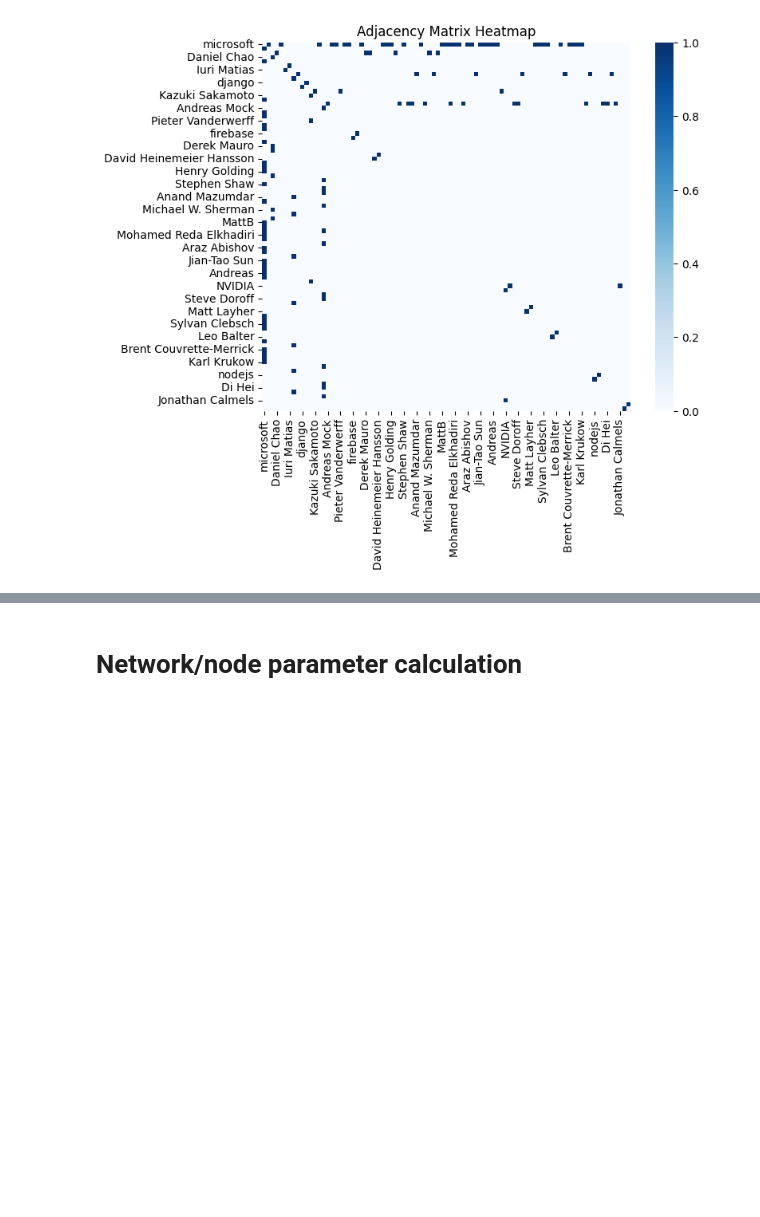
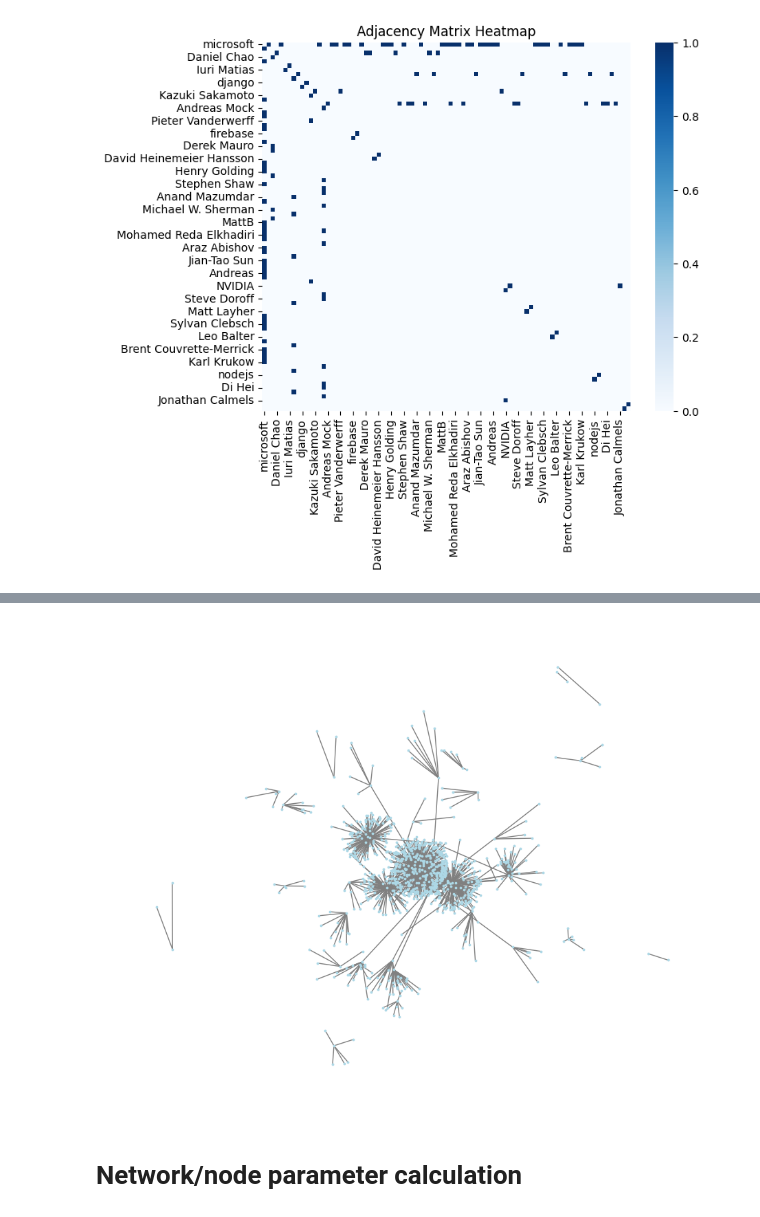
Before and after one commit to WellKnownDedication/Social-Media-Analytics, a Jupyter notebook: src/node parameter calculations/node_calcs.ipynb, the cells around one changed output, grey strips where cells are left out. Drawn from its saved outputs; the diff is of its cells as text; code cells hidden in the pictures; blank space fills up the shorter version.

```diff
--- a/src/node parameter calculations/node_calcs.ipynb
+++ b/src/node parameter calculations/node_calcs.ipynb
@@ -46,13 +46,15 @@ plt.show()
 # %%
 # Graph creation and sampling
 sample_size = 1000
 G_sampled = nx.from_pandas_edgelist(df.sample(sample_size, random_state=1), source="Organisation", target="member")
 
 # Graph plot
-pos_spring = nx.spring_layout(G_sampled, k=0.3, iterations=30, seed=1)
+pos_spring = nx.spring_layout(G_sampled, k=0.5, iterations=40, seed=1)
 
 plt.figure(figsize=(9, 7))
 nx.draw(G_sampled, pos_spring, with_labels=False, node_color="lightblue", node_size=3, font_size=7, edge_color="gray")
 plt.show()
+# %% [output]
+[figure, added]
 # %% [markdown]
 # Network/node parameter calculation
```
Also changed, not shown: parts of 7 cells of this notebook.
